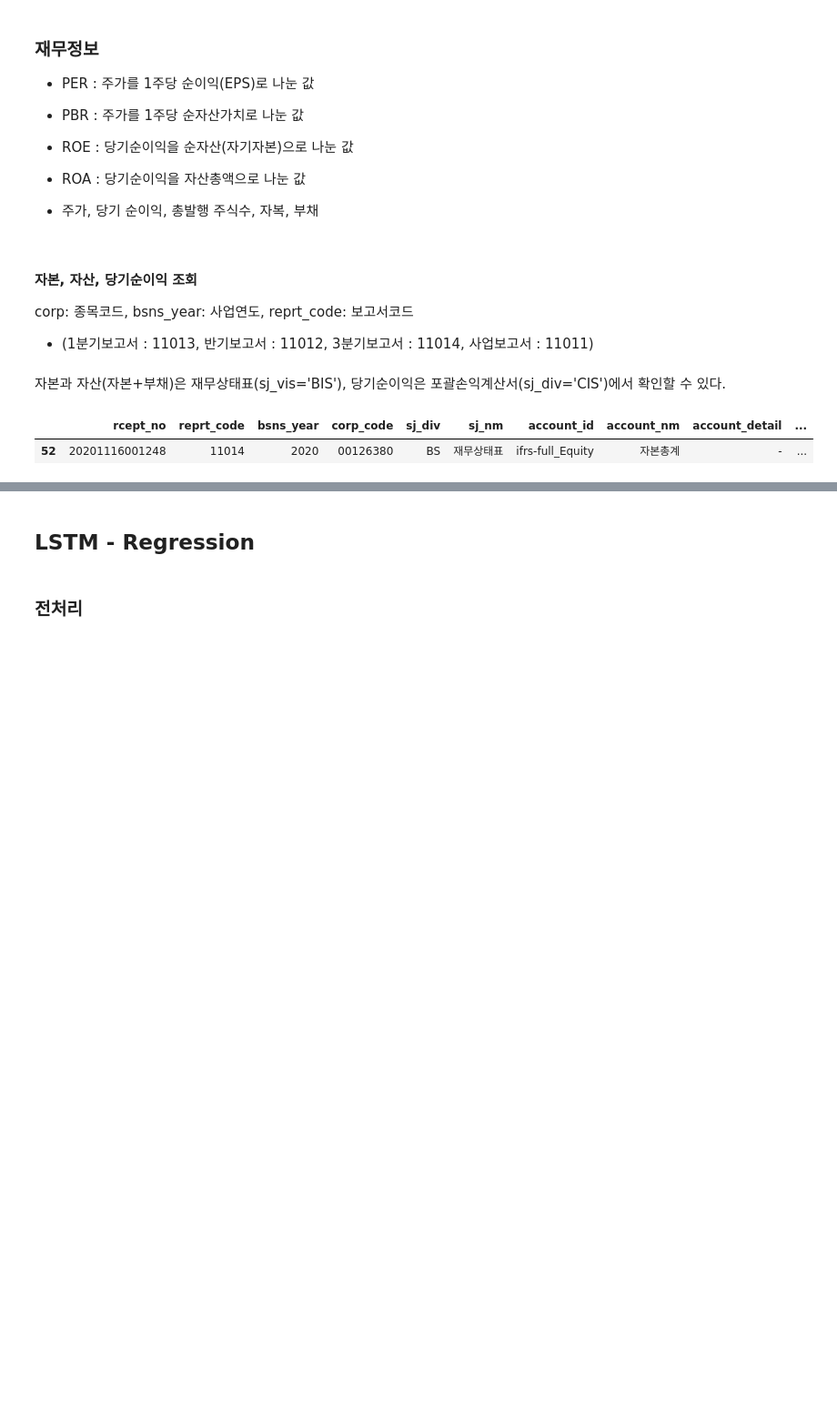
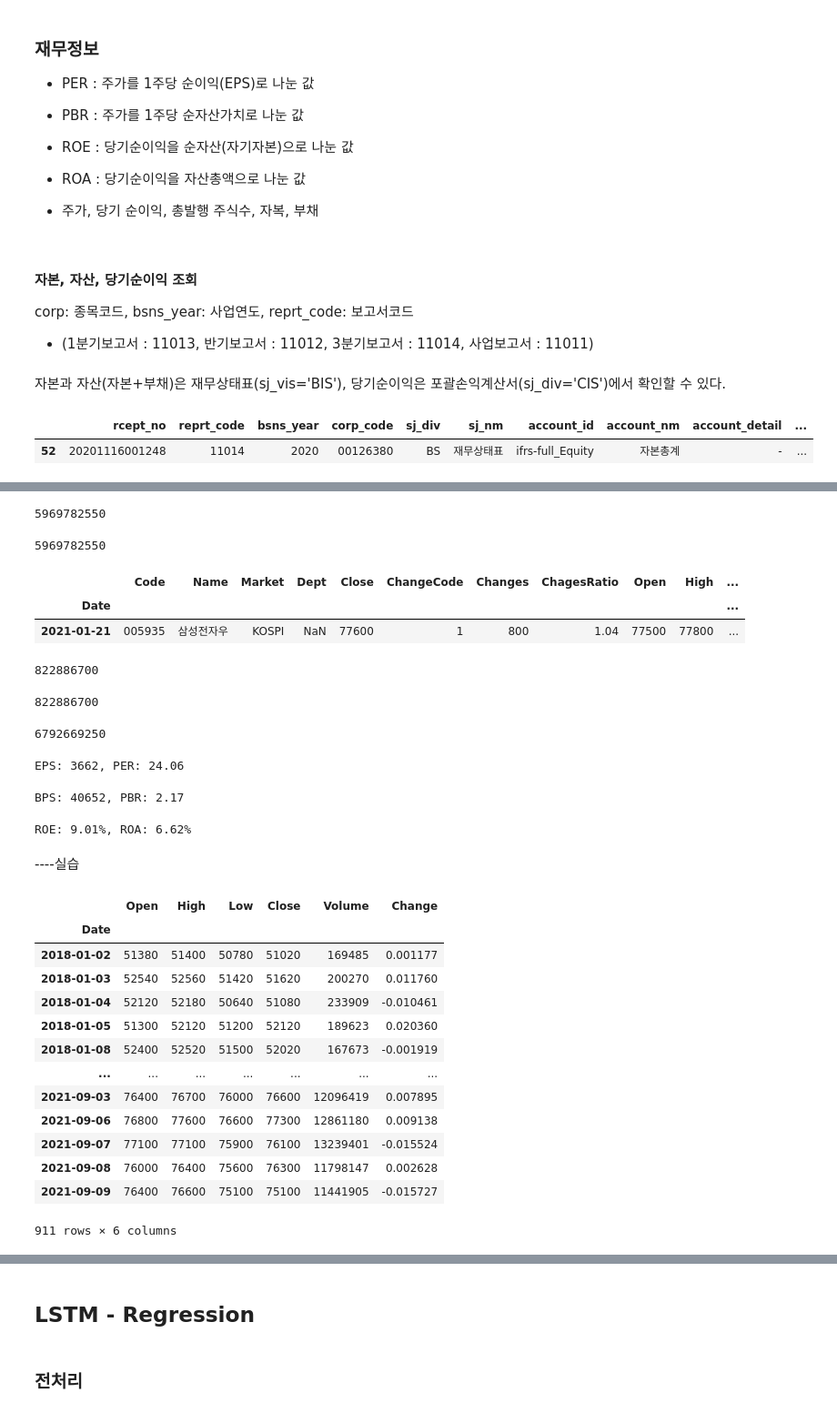
Before and after one commit to chaerui7967/stock_predict_news_and_youtube, a Jupyter notebook: lstm/삼성전자_주식_lstm.ipynb, the cells around one changed output, grey strips where cells are left out. Shown at 91% size. Drawn from its saved outputs; the diff is of its cells as text; code cells hidden in the pictures; blank space fills up the shorter version.

```diff
--- a/lstm/삼성전자_주식_lstm.ipynb
+++ b/lstm/삼성전자_주식_lstm.ipynb
@@ -551,0 +666,71 @@ fs.loc[fs['sj_div'].isin(['BS']) & fs['account_id'].isin(['ifrs-full_Equity']),
+# %%
+df_005930['Stocks'].iat[0]
+# %% [output]
+5969782550
+# %%
+# 시가총액/종가 로 계산하면 맞게 나옴
+stocks_005930 = int(df_005930['Marcap']/df_005930['Close'])
+stocks_005930
+# %% [output]
+5969782550
+# %%
+# 삼성전자
+df_005935 = marcap_data('2021-01-21', code='005935')
+df_005935 = df_005935.assign(Amount=df_005935['Amount'].astype('int64'),
+                             Marcap=df_005935['Marcap'].astype('int64'))
+df_005935
+# %% [output]
+|  | Code | Name | Market | Dept | Close | ChangeCode | Changes | ChagesRatio | Open | High | ... |
+| Date |  |  |  |  |  |  |  |  |  |  | ... |
+| 2021-01-21 | 005935 | 삼성전자우 | KOSPI | NaN | 77600 | 1 | 800 | 1.04 | 77500 | 77800 | ... |
+# %%
+df_005935['Stocks'].iat[0]
+# %% [output]
+822886700
+# %%
+stocks_005935 = int(df_005935['Marcap']/df_005935['Close'])
+stocks_005935
+# %% [output]
+822886700
+# %%
+total_stocks = stocks_005930 + stocks_005935
+total_stocks
+# %% [output]
+6792669250
+# %%
+EPS = profit/total_stocks
+PER = df_005930['Close'].iat[0]/EPS
+print('EPS: {}, PER: {}'.format(int(round(EPS)), round(PER, 2)))
+# %% [output]
+EPS: 3662, PER: 24.06
+# %%
+BPS = equity/total_stocks
+PBR = df_005930['Close'].iat[0]/BPS
+print('BPS: {}, PBR: {}'.format(int(round(BPS)), round(PBR, 2)))
+# %% [output]
+BPS: 40652, PBR: 2.17
+# %%
+ROE = PBR/PER
+ROA = profit/assets
+print('ROE: {}%, ROA: {}%'.format(round(ROE*100, 2), round(ROA*100, 2)))
+# %% [output]
+ROE: 9.01%, ROA: 6.62%
+# %% [markdown]
+----실습
+# %%
+stock
+# %% [output]
+|  | Open | High | Low | Close | Volume | Change |
+| Date |  |  |  |  |  |  |
+| 2018-01-02 | 51380 | 51400 | 50780 | 51020 | 169485 | 0.001177 |
+| 2018-01-03 | 52540 | 52560 | 51420 | 51620 | 200270 | 0.011760 |
+| 2018-01-04 | 52120 | 52180 | 50640 | 51080 | 233909 | -0.010461 |
+| 2018-01-05 | 51300 | 52120 | 51200 | 52120 | 189623 | 0.020360 |
+| 2018-01-08 | 52400 | 52520 | 51500 | 52020 | 167673 | -0.001919 |
+| ... | ... | ... | ... | ... | ... | ... |
+| 2021-09-03 | 76400 | 76700 | 76000 | 76600 | 12096419 | 0.007895 |
+| 2021-09-06 | 76800 | 77600 | 76600 | 77300 | 12861180 | 0.009138 |
+| 2021-09-07 | 77100 | 77100 | 75900 | 76100 | 13239401 | -0.015524 |
+| 2021-09-08 | 76000 | 76400 | 75600 | 76300 | 11798147 | 0.002628 |
+| 2021-09-09 | 76400 | 76600 | 75100 | 75100 | 11441905 | -0.015727 |
+911 rows × 6 columns
```
Also changed, not shown: parts of 41 cells of this notebook.
